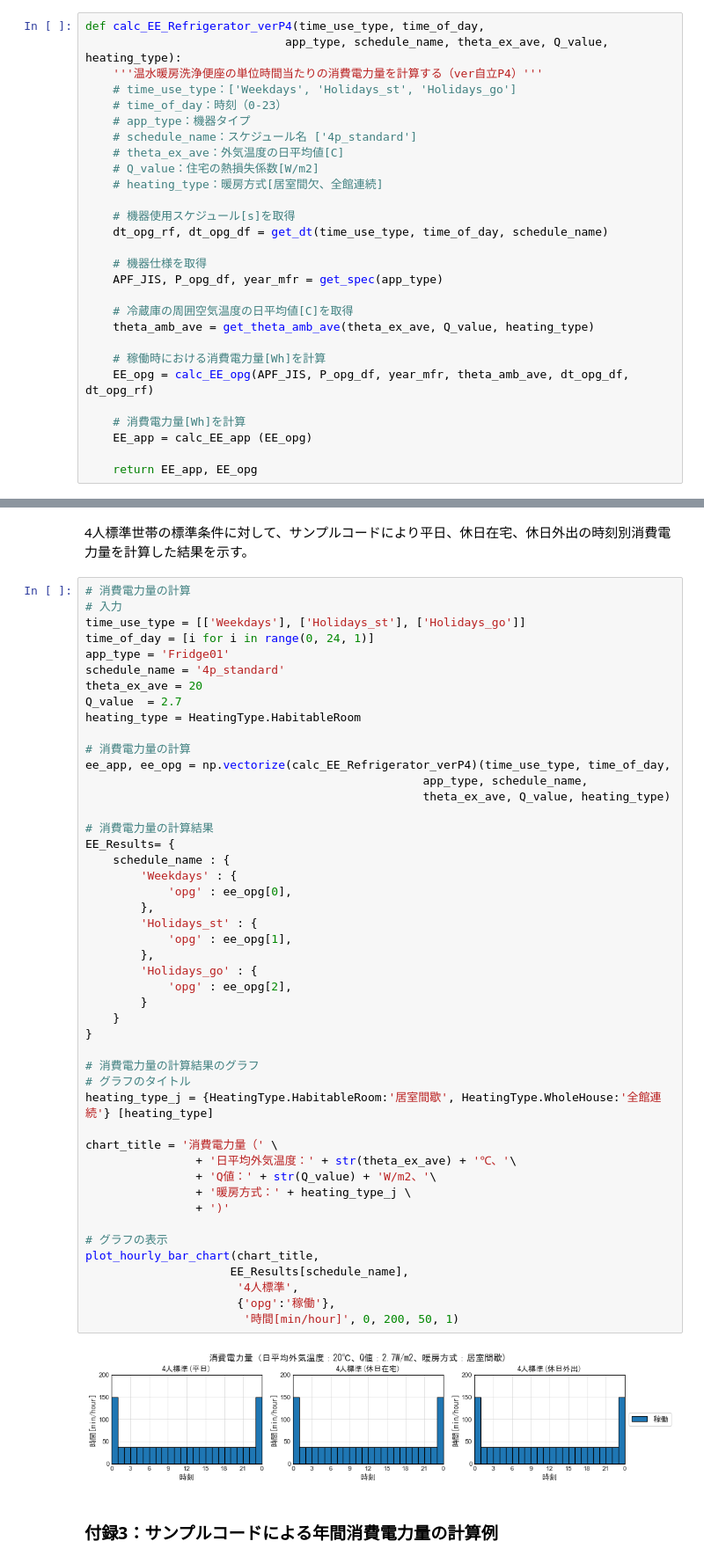
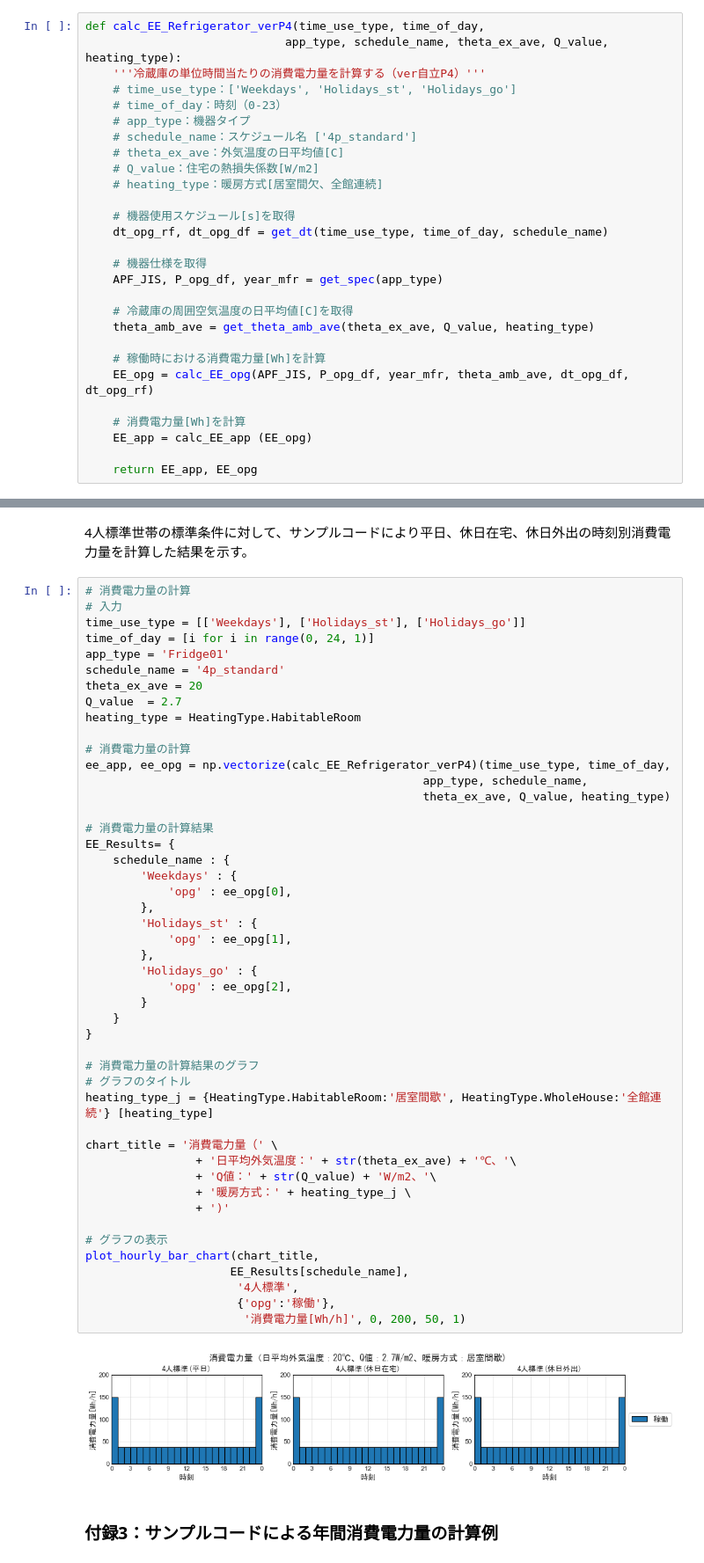
Before and after one commit to HiromiHabara/Jiritsu-EnergyUseOfApp, a Jupyter notebook: refrigerator.ipynb, the cells around one changed output, grey strips where cells are left out. Shown at 88% size. Cells and saved outputs as stored; diff of their text form.

```diff
--- a/refrigerator.ipynb
+++ b/refrigerator.ipynb
@@ -801,7 +801,7 @@ ex_EE_app
 # %%
 def calc_EE_Refrigerator_verP4(time_use_type, time_of_day,
                              app_type, schedule_name, theta_ex_ave, Q_value, heating_type):
-    '''温水暖房洗浄便座の単位時間当たりの消費電力量を計算する（ver自立P4）'''
+    '''冷蔵庫の単位時間当たりの消費電力量を計算する（ver自立P4）'''
     # time_use_type：['Weekdays', 'Holidays_st', 'Holidays_go']
     # time_of_day：時刻（0-23）
     # app_type：機器タイプ
@@ -856,35 +856,35 @@ ee_app, ee_opg = np.vectorize(calc_EE_Refrigerator_verP4)(time_use_type, time_of
 EE_Results= {
     schedule_name : {
         'Weekdays' : {
             'opg' : ee_opg[0],
         },
         'Holidays_st' : {
             'opg' : ee_opg[1],
         },
         'Holidays_go' : {
             'opg' : ee_opg[2],
         }
     }
 }
 
 # 消費電力量の計算結果のグラフ
 # グラフのタイトル
 heating_type_j = {HeatingType.HabitableRoom:'居室間歇', HeatingType.WholeHouse:'全館連続'} [heating_type]
 
 chart_title = '消費電力量（' \
                 + '日平均外気温度：' + str(theta_ex_ave) + '℃、'\
                 + 'Q値：' + str(Q_value) + 'W/m2、'\
                 + '暖房方式：' + heating_type_j \
                 + ')'
 
 # グラフの表示
 plot_hourly_bar_chart(chart_title,
                      EE_Results[schedule_name],
                       '4人標準',
                       {'opg':'稼働'},
-                       '時間[min/hour]', 0, 200, 50, 1)
+                       '消費電力量[Wh/h]', 0, 200, 50, 1)
 # %% [output]
-[figure, old version]
+[figure, new version]
 # %% [markdown]
 ### 付録3：サンプルコードによる年間消費電力量の計算例
 # %% [markdown]
```
Also changed, not shown: 2 other files.
